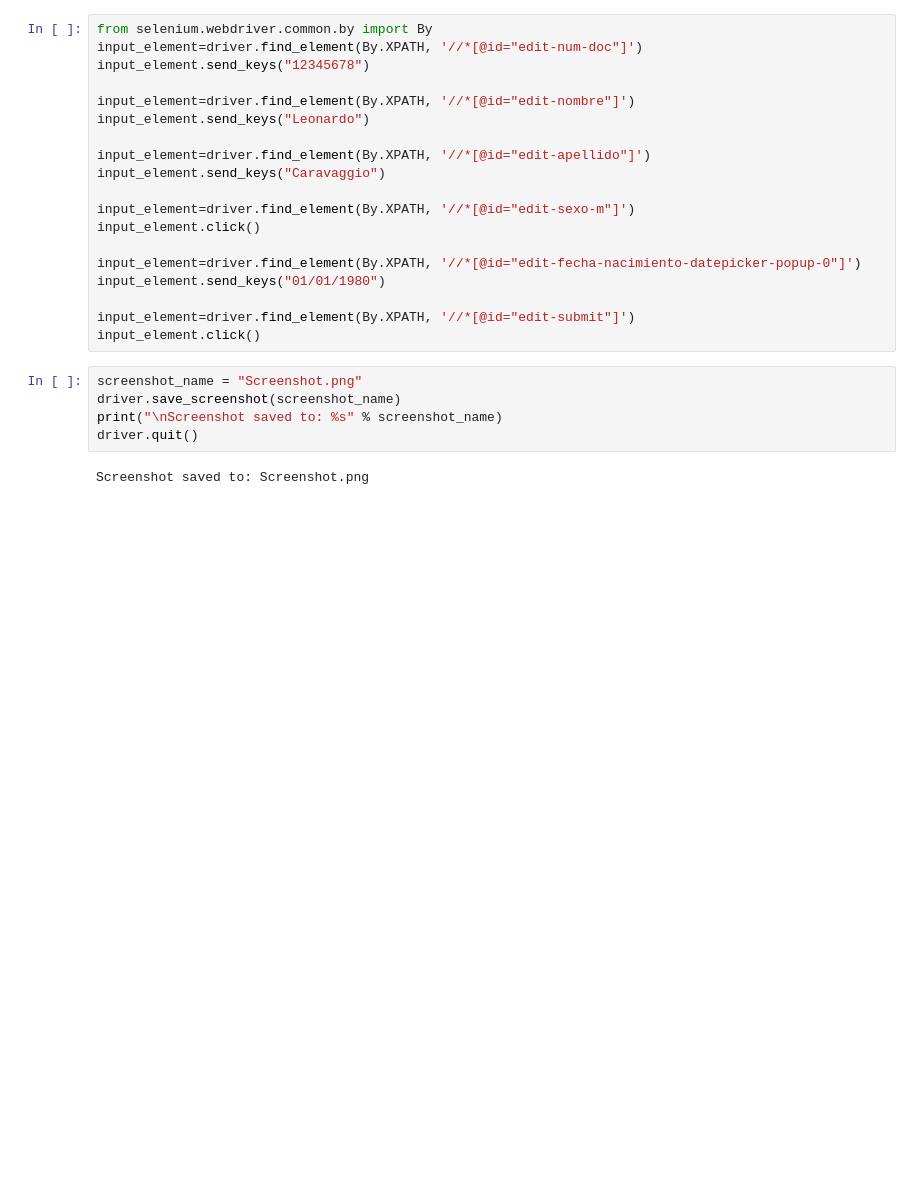
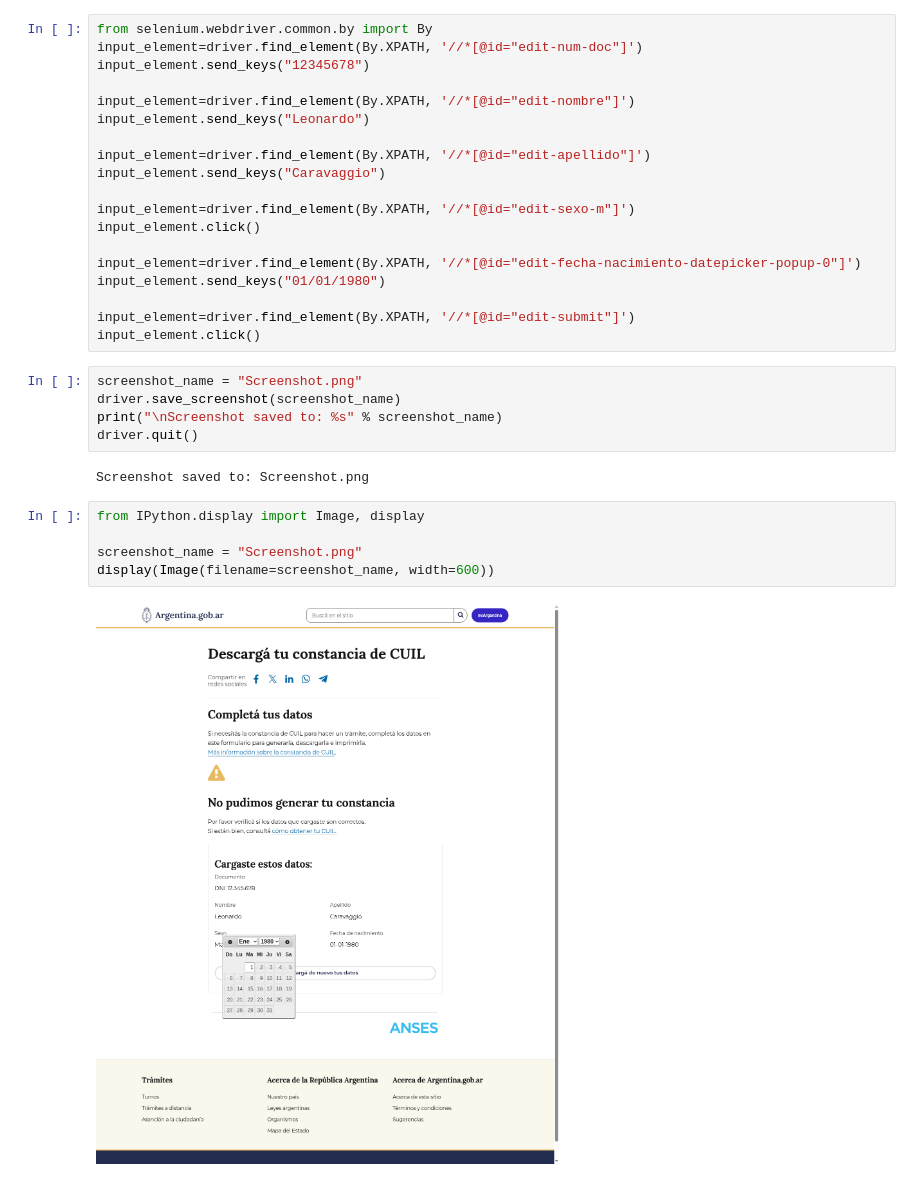
Before and after one commit to LCaravaggio/DataExtraction, a Jupyter notebook: Seleniumbase.ipynb, the cells around one changed output. Drawn from its saved outputs; the diff is of its cells as text; blank space fills up the shorter version.

```diff
--- a/Seleniumbase.ipynb
+++ b/Seleniumbase.ipynb
@@ -56,3 +56,10 @@ print("\nScreenshot saved to: %s" % screenshot_name)
 driver.quit()
 # %% [output]
 Screenshot saved to: Screenshot.png
+# %%
+from IPython.display import Image, display
+
+screenshot_name = "Screenshot.png"
+display(Image(filename=screenshot_name, width=600))
+# %% [output]
+[figure, added]
```
Also changed, not shown: parts of 1 cell of this notebook.
